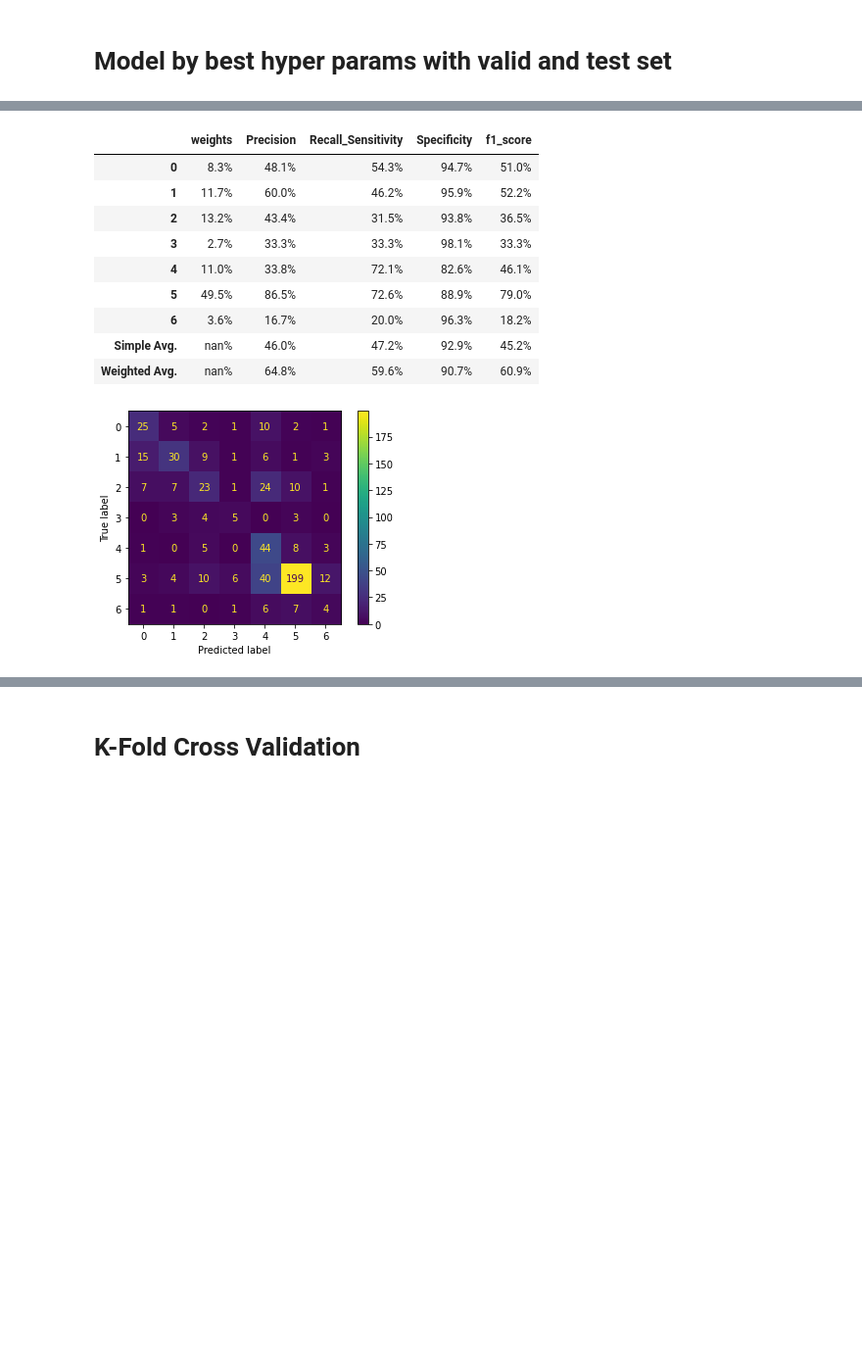
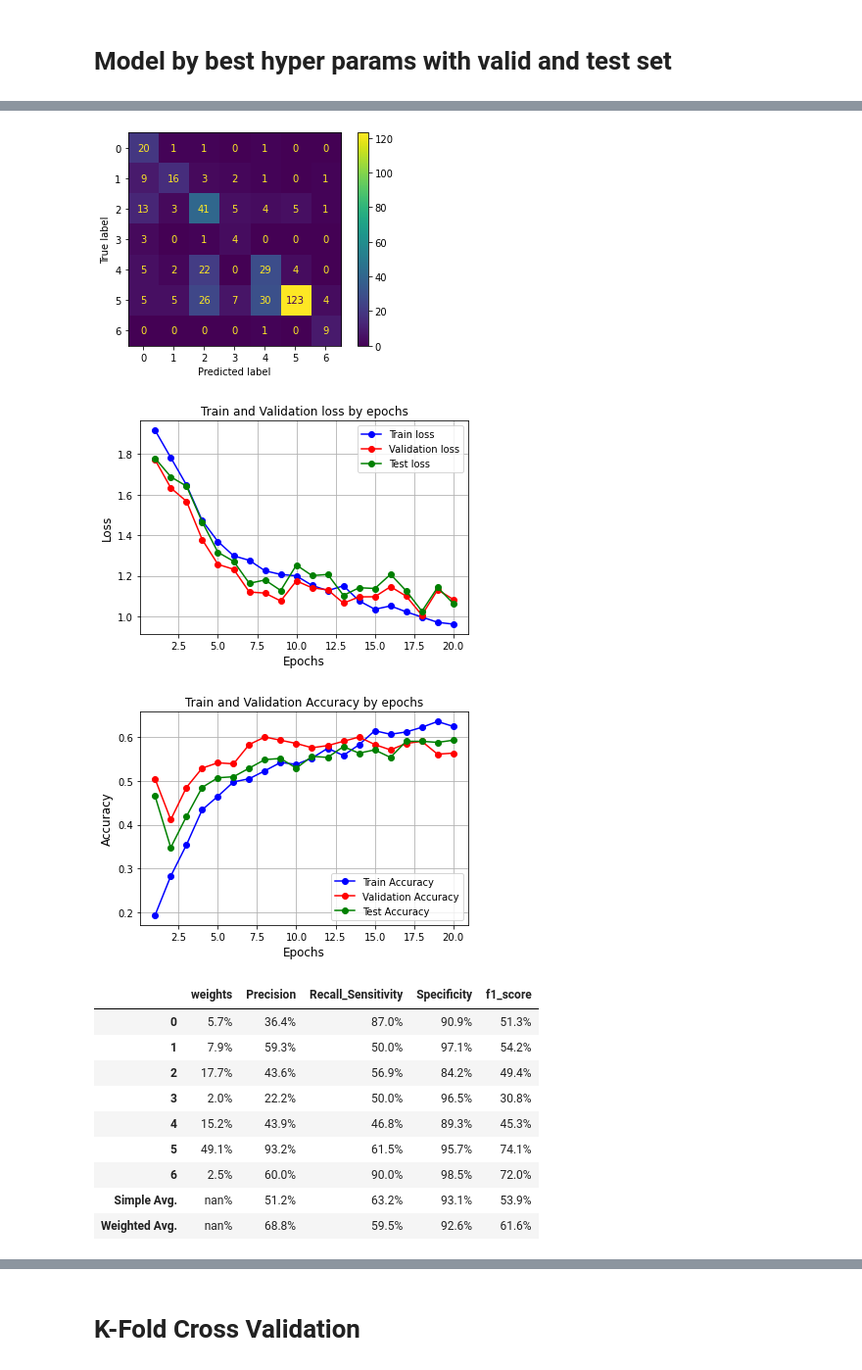
Before and after one commit to sepandms/SkinCare, a Jupyter notebook: CNN_280x210.ipynb, the cells around one changed output, grey strips where cells are left out. Shown at 98% size. Cells and saved outputs as stored; diff of their text form; code cells hidden in the pictures; blank space fills up the shorter version.

```diff
--- a/CNN_280x210.ipynb
+++ b/CNN_280x210.ipynb
@@ -4,7 +4,7 @@
 from google.colab import drive
 drive.mount('/content/drive')
 G_path = '/content/drive/MyDrive/DataSources/SkinCare/'
-G_Aug = '/content/drive/MyDrive/DataSources/SkinCare/Augmented_AutoEncoded/'
+G_data = '/content/drive/MyDrive/DataSources/SkinCare/DataSet_280x210/'
 G_save = G_path + 'Saved/'
 !pip install pickle5
 # %% [output]
@@ -43,16 +43,16 @@ path = '/Users/sepehrbe/DataSources/Kaggle/SkinCare/Data/Pickle_Data/'
 p_models = '/Users/sepehrbe/DataSources/Kaggle/SkinCare/Models/Saved/'
 # %%
 #file = 'test1.pkl'
-file = 'AutoEncoder_input_data_blc'
+file = 'InputData_280x210'
 try:
-    infile = open(G_Aug + file,'rb') # for google colab
+    infile = open(G_data + file,'rb') # for google colab
 except:
     infile = open(path+file,'rb') # for M1
 input_data = pickle.load(infile)
 
-file = 'AutoEncoder_labels_blc'
+file = 'Labels_280x210'
 try:
-    infile = open(G_Aug + file,'rb') # for google colab
+    infile = open(G_data + file,'rb') # for google colab
 except:
     infile = open(path+file,'rb') # for M1
 labels = pickle.load(infile)
@@ -777,14 +747,14 @@ plt.show()
 # %%
 print_epochs = True
 
-param1 = {'LR': 1e-4,
- 'Momentum': 0.6,
- 'Net': Net3,
- 'batch_size': 64,
+param1 = {'LR': 1e-3,
+ 'Momentum': 0.9,
+ 'Net': CNN_Nets.Net8,
+ 'batch_size': 24,
  'epochs': 50,
  'loss_func': torch.nn.modules.loss.CrossEntropyLoss,
  'opt_func': torch.optim.SGD,
- 'weight_decay': 0}
+ 'weight_decay': 1e-6}
 
 # with data loader
 Model_Best_Grid = Model_Training_with_loader(**param1,w_sampler = w_sampler , trainDataset = trainDataset, validDataset = validDataset , X_test = X_test, Y_test = Y_test, print_epochs =print_epochs,hyper_params=param1)
@@ -818,8 +785,11 @@ torch.cuda.empty_cache()
 # %%
-model_1 = Model_Best_Grid.model.eval()
-X = input_data[2].to(device)
-Y = labels[2].to(device)
+model_ = Model_Best_Grid
+model_1 = Model_Best_Grid.model.eval().to('cpu')
+X = input_data[2]
+Y = labels[2]
 Y_pred = model_1(X).argmax(dim=1)
-confusion_matrix(Y.to('cpu'),Y_pred.to('cpu'))
+results = confusion_matrix(Y,Y_pred)
+plot_loss_accuracy(model_)
+results
 # %% [output]
 Nr. of Data :
@@ -829,14 +799,16 @@ Accuracy of The Model :
+[figure, new version]
+[figure, added]
+[figure, added]
 |  | weights | Precision | Recall_Sensitivity | Specificity | f1_score |
-| 0 | 8.3% | 48.1% | 54.3% | 94.7% | 51.0% |
-| 1 | 11.7% | 60.0% | 46.2% | 95.9% | 52.2% |
-| 2 | 13.2% | 43.4% | 31.5% | 93.8% | 36.5% |
-| 3 | 2.7% | 33.3% | 33.3% | 98.1% | 33.3% |
-| 4 | 11.0% | 33.8% | 72.1% | 82.6% | 46.1% |
-| 5 | 49.5% | 86.5% | 72.6% | 88.9% | 79.0% |
-| 6 | 3.6% | 16.7% | 20.0% | 96.3% | 18.2% |
-| Simple Avg. | nan% | 46.0% | 47.2% | 92.9% | 45.2% |
-| Weighted Avg. | nan% | 64.8% | 59.6% | 90.7% | 60.9% |
+| 0 | 5.7% | 36.4% | 87.0% | 90.9% | 51.3% |
+| 1 | 7.9% | 59.3% | 50.0% | 97.1% | 54.2% |
+| 2 | 17.7% | 43.6% | 56.9% | 84.2% | 49.4% |
+| 3 | 2.0% | 22.2% | 50.0% | 96.5% | 30.8% |
+| 4 | 15.2% | 43.9% | 46.8% | 89.3% | 45.3% |
+| 5 | 49.1% | 93.2% | 61.5% | 95.7% | 74.1% |
+| 6 | 2.5% | 60.0% | 90.0% | 98.5% | 72.0% |
+| Simple Avg. | nan% | 51.2% | 63.2% | 93.1% | 53.9% |
+| Weighted Avg. | nan% | 68.8% | 59.5% | 92.6% | 61.6% |
-[figure, old version]
 # %%
 model_ = Model_Best_Grid
 epochs_X = [i for i in range(1, model_.epochs+1)]
```
Also changed, not shown: parts of 28 cells of this notebook.
